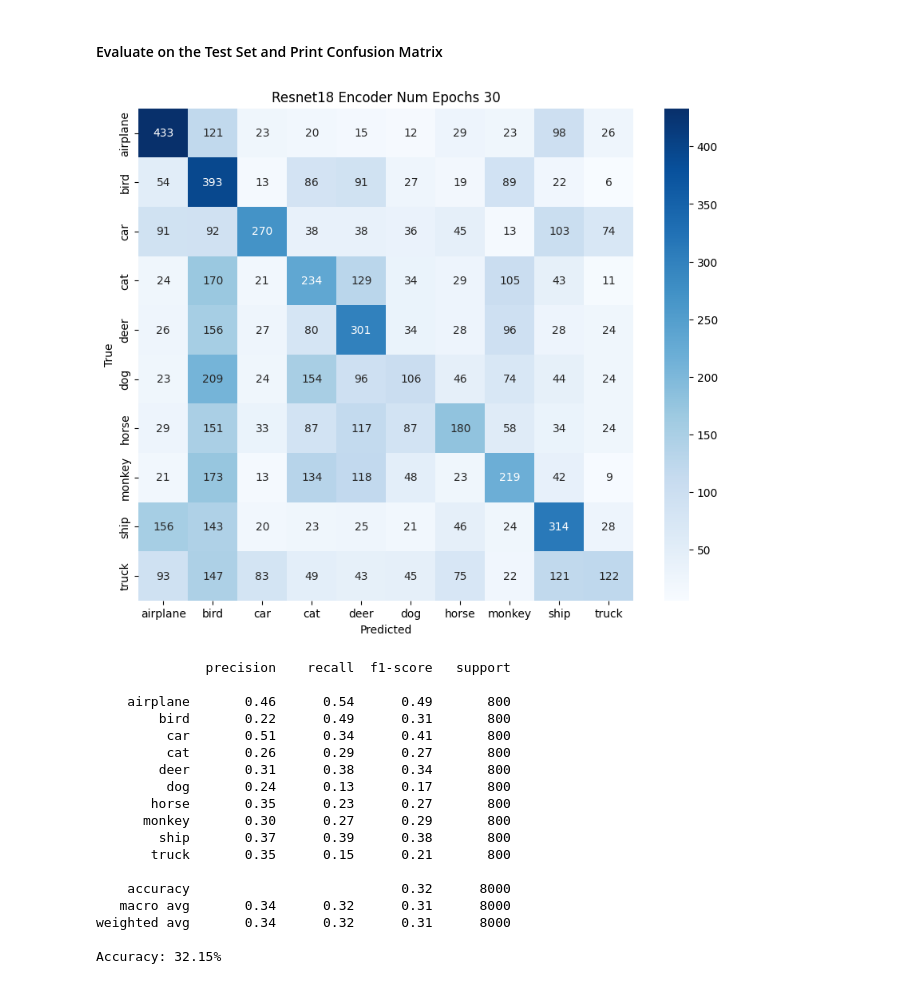
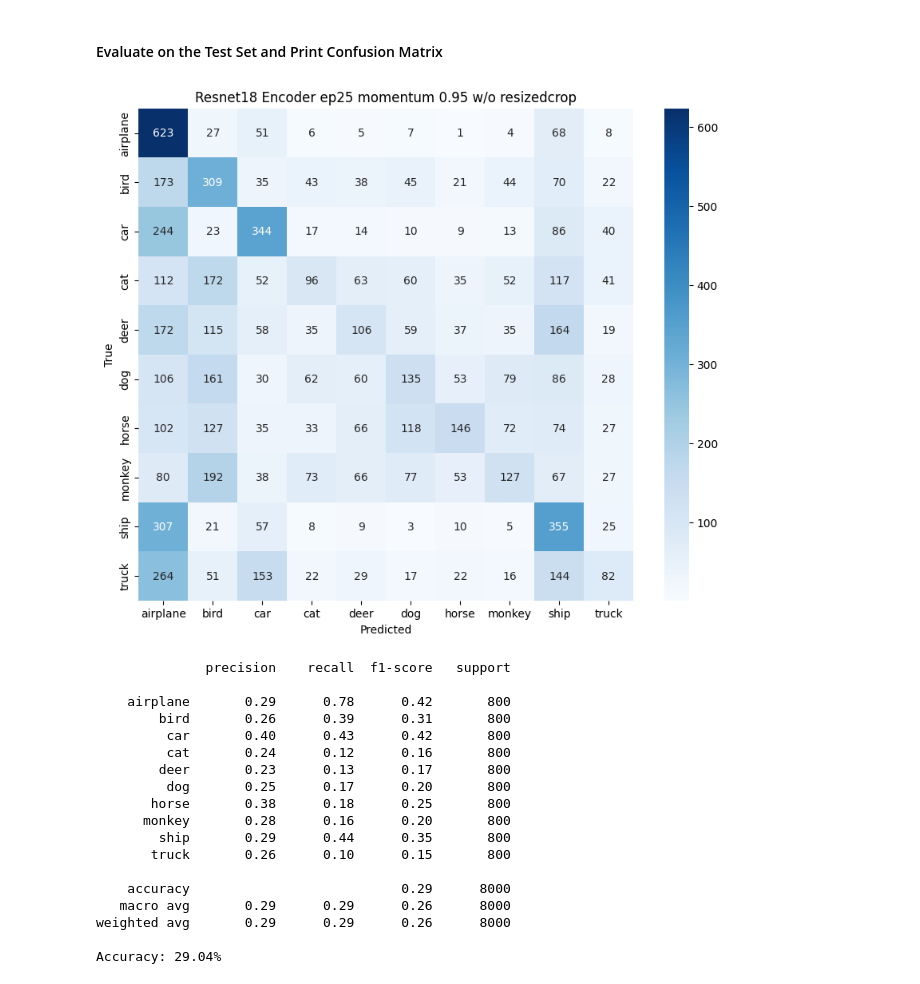
Before and after one commit to k-karna/MoCo_Self_Supervised, a Jupyter notebook: MoCo.ipynb, the cells around one changed output. Cells and saved outputs as stored; diff of their text form; code cells hidden in the pictures.

```diff
--- a/MoCo.ipynb
+++ b/MoCo.ipynb
@@ -107,17 +107,17 @@ class STL10Augmentation:
             std (list): Standard deviation for each channel (R, G, B).
         """
         self.augment = transforms.Compose([
-            transforms.RandomHorizontalFlip(p=0.3),  # Random horizontal flip
-            transforms.ColorJitter(brightness=0.3, contrast=0.3, saturation=0.3, hue=0.1),  # Color jitter
-            transforms.RandomApply([transforms.GaussianBlur(kernel_size=23)], p=0.5),  # Gaussian blur
-            transforms.RandomGrayscale(p=0.2),  # Random grayscale
-            transforms.ToTensor(),  # Convert PIL Image to tensor
-            transforms.Normalize(mean=mean, std=std)  # Normalize
+            #transforms.RandomResizedCrop(size=image_size, scale=(0.2, 1.0)),
+            transforms.RandomHorizontalFlip(p=0.3),
+            transforms.ColorJitter(brightness=0.3, contrast=0.3, saturation=0.3, hue=0.1),
+            transforms.RandomApply([transforms.GaussianBlur(kernel_size=23)], p=0.5),
+            transforms.RandomGrayscale(p=0.2),
+            transforms.ToTensor(),
+            transforms.Normalize(mean=mean, std=std)
         ])
 
     def __call__(self, image):
         """
-        Apply augmentations to the input image.
         Args:
             image (PIL.Image): Input image.
         Returns:
@@ -137,7 +137,7 @@ from torchvision import models
 class MoCo(nn.Module):
     def __init__(self, base_encoder, dim=128, queue_size=32768, momentum=0.99, temperature=0.07, mlp=False):
         """
-        MoCo model for contrastive learning.
+        MoCo model for self-supervised learning.
         Args:
         base_encoder: Base Encoder Network (ResNet)
         dim: Dimension of the output feature vector
@@ -154,19 +154,6 @@ class MoCo(nn.Module):
         # creating the query and key encoder
         self.encoder_query = base_encoder(num_classes=dim)
         self.encoder_key = base_encoder(num_classes=dim)
-
-        # Adding an MLP head if specified for MoCo v2
-        # if self.mlp:
-        #     self.mlp_head_query = nn.Sequential(
-        #         nn.Linear(dim, dim * 4),  # Expanding to a higher dimension
-        #         nn.ReLU(),
-        #         nn.Linear(dim * 4, dim)   # Projecting back to the original dimension
-        #     )
-        #     self.mlp_head_key = nn.Sequential(
-        #         nn.Linear(dim, dim * 4),
-        #         nn.ReLU(),
-        #         nn.Linear(dim * 4, dim)
-        #     )
 
         #initializing key encoder with query encoder weights
         for param_query, param_key in zip(self.encoder_query.parameters(), self.encoder_key.parameters()):
@@ -205,8 +192,6 @@ class MoCo(nn.Module):
 
     def forward(self, query_image, key_image):
         """
-        forward pass for MoCo model
-
         Args:
             query_image: a batch of query images (N x C x H x W)
             key_image: a batch of key images (N x C x H x W)
@@ -269,11 +254,11 @@ from torch.optim import Adam
 from tqdm import tqdm
 
 batch_size = 256
-num_epochs = 30
+num_epochs = 25
 learning_rate = 0.001
-momentum = 0.999
+momentum = 0.95
 temperature = 0.07
-queue_size = 65536
+queue_size = 32768
 
 #to apply two augmentation to the unlabeled set
 def collate_fn(batch):
@@ -410,7 +395,7 @@ criterion = nn.CrossEntropyLoss()
 # %%
 total_training_time = 0
 
-for epoch in range(50):
+for epoch in range(30):
   model.eval()
   total_loss = 0
   correct = 0
@@ -480,42 +465,42 @@ for im, labels in tqdm(test_loader):
 # %%
 from sklearn.metrics import confusion_matrix, classification_report, accuracy_score
 import seaborn as sns
 
 
 def plot_confusion_matrix(y_true, y_pred, classes, save_path=None):
     cm = confusion_matrix(y_true, y_pred)
     plt.figure(figsize=(10, 8))
     sns.heatmap(cm, annot=True, fmt="d", cmap="Blues", xticklabels=classes, yticklabels=classes)
     plt.xlabel("Predicted")
     plt.ylabel("True")
-    plt.title("Resnet18 Encoder Num Epochs 30")
+    plt.title("Resnet18 Encoder ep25 momentum 0.95 w/o resizedcrop")
     if save_path:
         plt.savefig(save_path, dpi=300, bbox_inches="tight")
     plt.show()
 
-plot_confusion_matrix(y_true, y_pred, classes=train_set.classes, save_path="conf_matrix_resnet18_30_ep.png")
+plot_confusion_matrix(y_true, y_pred, classes=train_set.classes, save_path="conf_mat_resnet18_25_ep_m_095_wo_resizedcrop.png")
 print(classification_report(y_true, y_pred, target_names=train_set.classes))
 print(f"Accuracy: {accuracy_score(y_true, y_pred) * 100:.2f}%")
 # %% [output]
-[figure, old version]
+[figure, new version]
               precision    recall  f1-score   support
 
-    airplane       0.46      0.54      0.49       800
-        bird       0.22      0.49      0.31       800
-         car       0.51      0.34      0.41       800
-         cat       0.26      0.29      0.27       800
-        deer       0.31      0.38      0.34       800
-         dog       0.24      0.13      0.17       800
-       horse       0.35      0.23      0.27       800
-      monkey       0.30      0.27      0.29       800
-        ship       0.37      0.39      0.38       800
-       truck       0.35      0.15      0.21       800
+    airplane       0.29      0.78      0.42       800
+        bird       0.26      0.39      0.31       800
+         car       0.40      0.43      0.42       800
+         cat       0.24      0.12      0.16       800
+        deer       0.23      0.13      0.17       800
+         dog       0.25      0.17      0.20       800
+       horse       0.38      0.18      0.25       800
+      monkey       0.28      0.16      0.20       800
+        ship       0.29      0.44      0.35       800
+       truck       0.26      0.10      0.15       800
 
-    accuracy                           0.32      8000
-   macro avg       0.34      0.32      0.31      8000
-weighted avg       0.34      0.32      0.31      8000
+    accuracy                           0.29      8000
+   macro avg       0.29      0.29      0.26      8000
+weighted avg       0.29      0.29      0.26      8000
 
-Accuracy: 32.15%
+Accuracy: 29.04%
 # %% [markdown]
 
 
```
Also changed, not shown: parts of 3 cells of this notebook, 4 other files.
